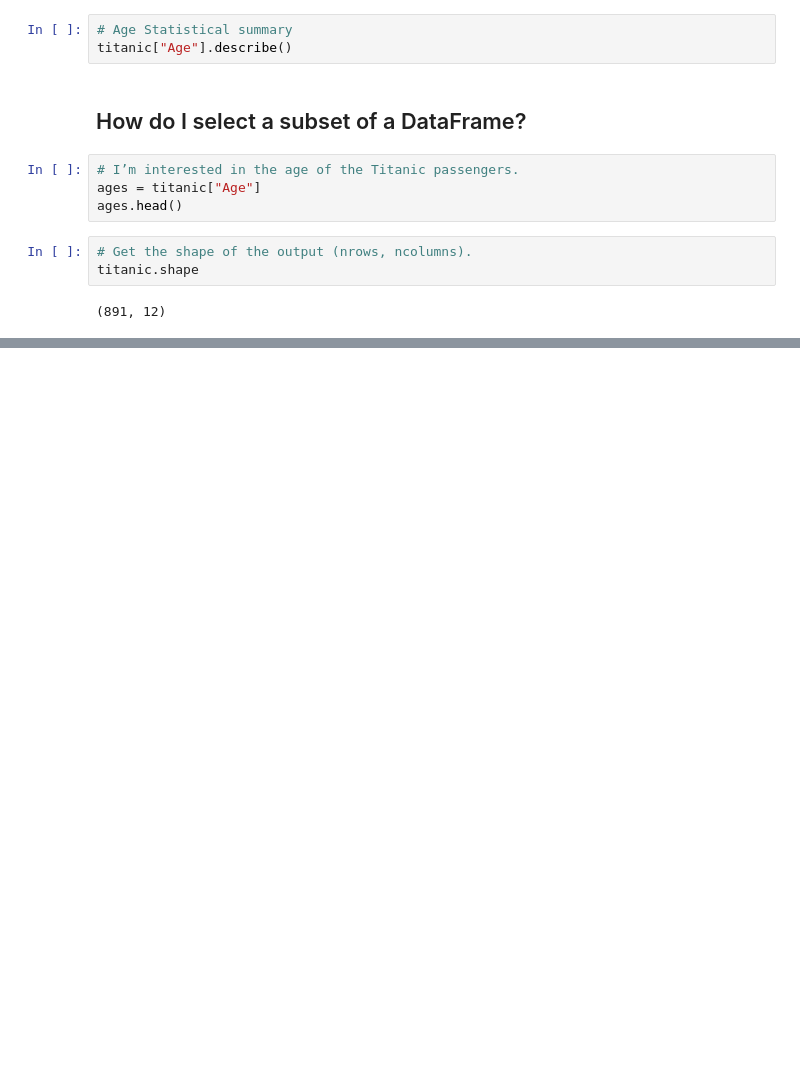
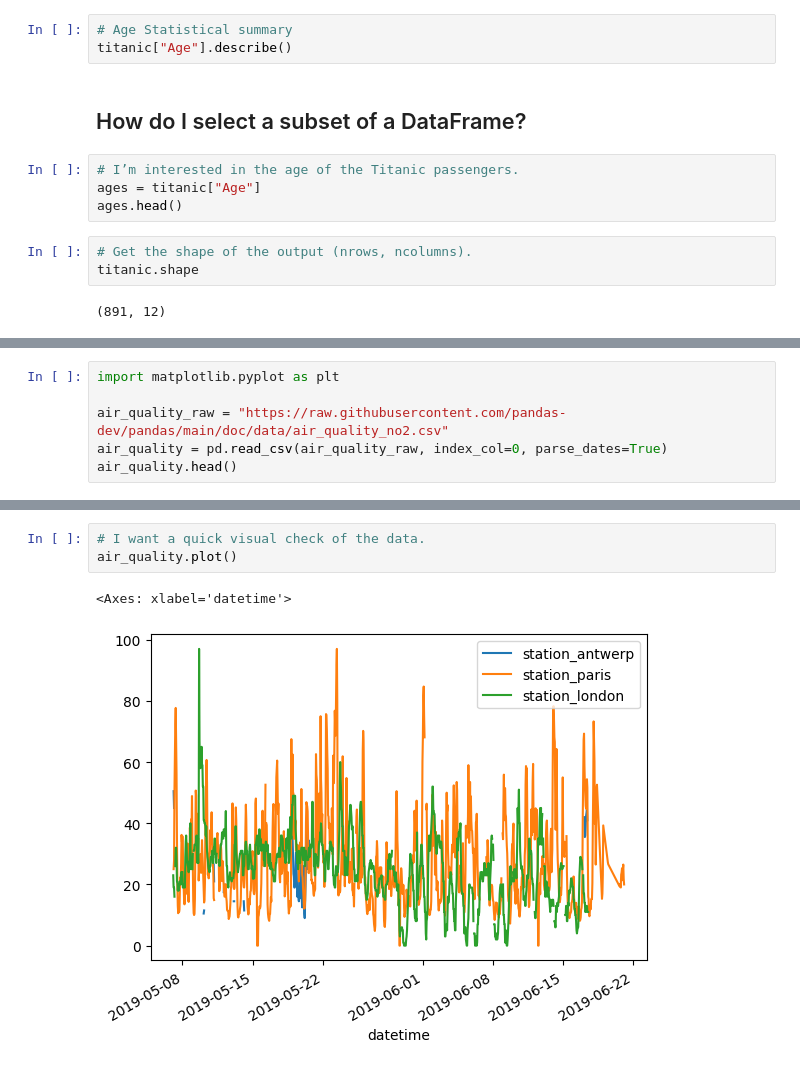
Before and after one commit to jbigishiro/pandas_practice, a Jupyter notebook: gettingStarted.ipynb, the cells around one changed output, grey strips where cells are left out. Saved outputs shown, nothing was run; the diff lists cells and outputs as text; blank space fills up the shorter version.

```diff
--- a/gettingStarted.ipynb
+++ b/gettingStarted.ipynb
@@ -98,0 +126,6 @@ age_sex.head()
+# %%
+import matplotlib.pyplot as plt
+
+air_quality_raw = "https://raw.githubusercontent.com/pandas-dev/pandas/main/doc/data/air_quality_no2.csv"
+air_quality = pd.read_csv(air_quality_raw, index_col=0, parse_dates=True)
+air_quality.head()
@@ -98,0 +140,6 @@ age_sex.head()
+# %%
+# I want a quick visual check of the data.
+air_quality.plot()
+# %% [output]
+<Axes: xlabel='datetime'>
+[figure, added]
```
Also changed, not shown: parts of 36 cells of this notebook.
